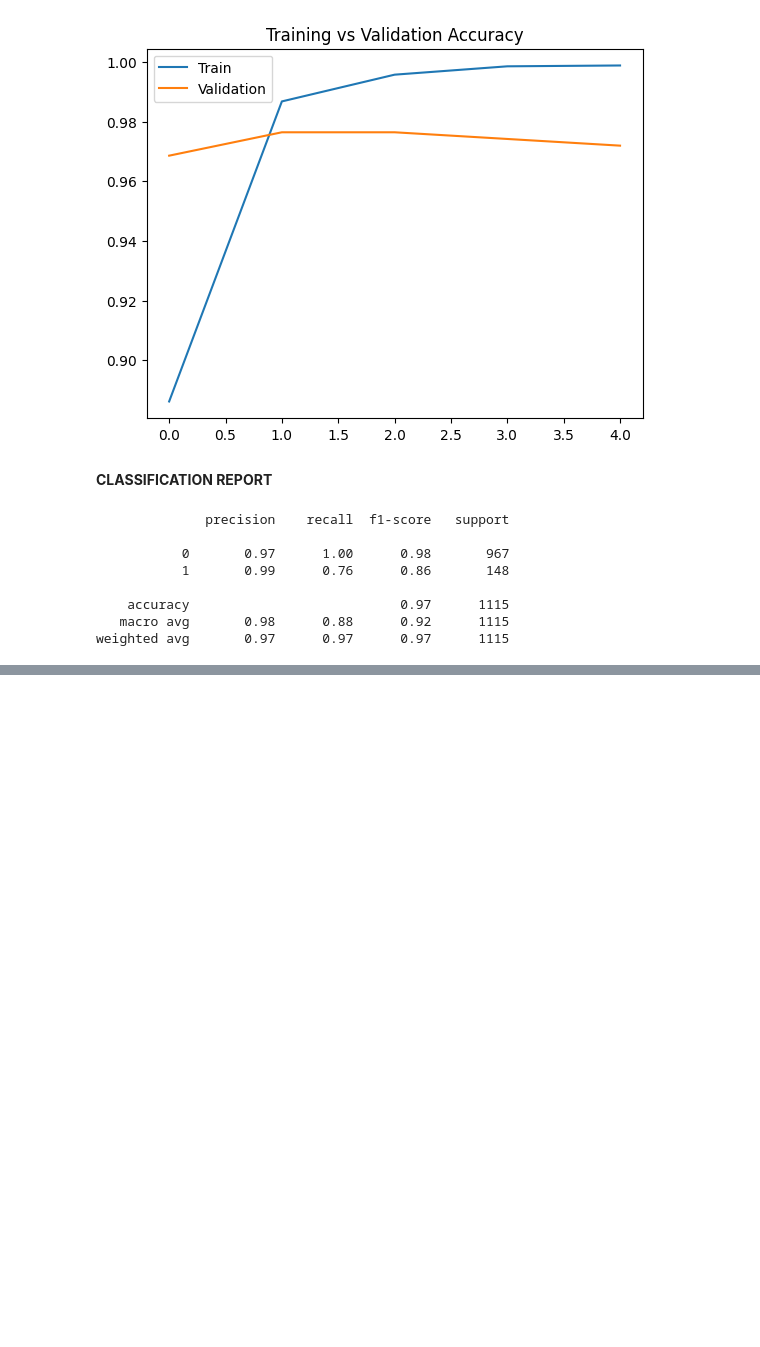
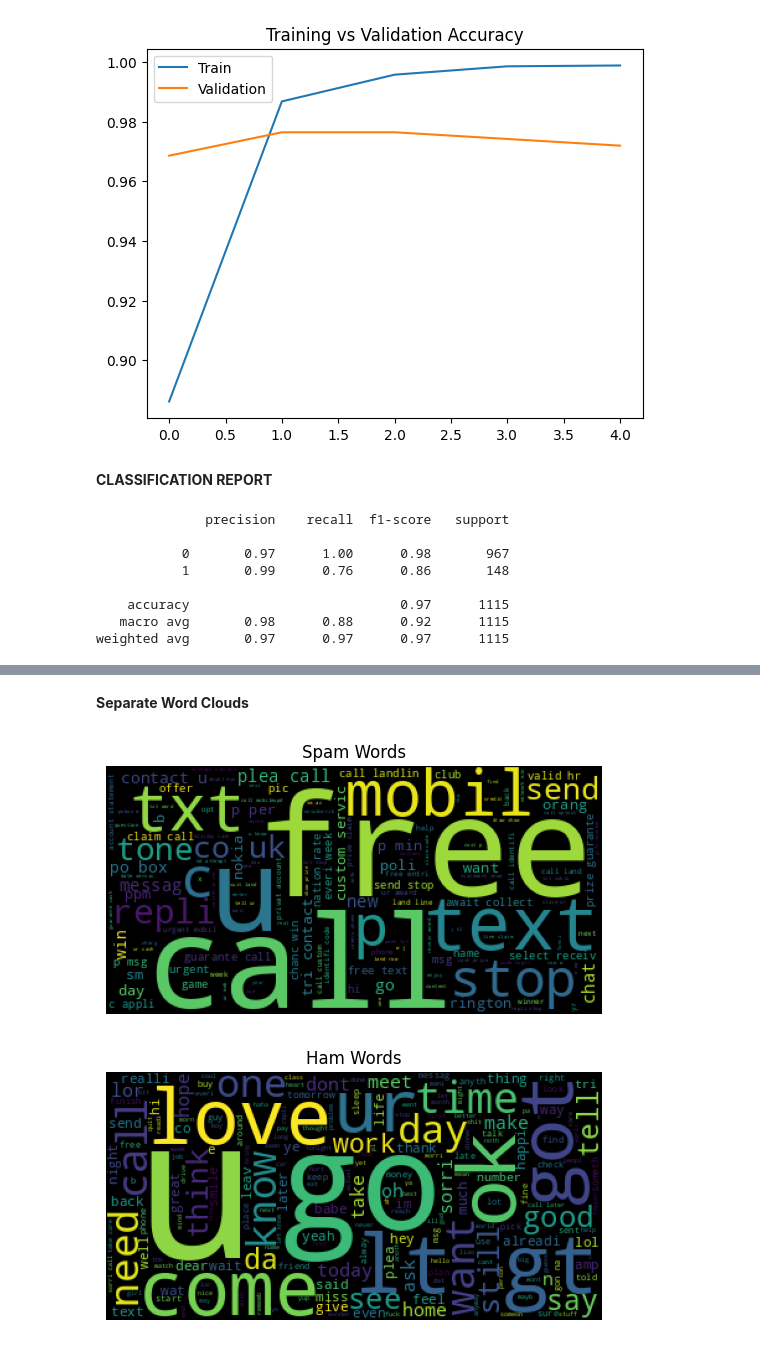
Before and after one commit to Varsha7781/Deep-Learning, a Jupyter notebook: NLP_Assignment.ipynb, the cells around one changed output, grey strips where cells are left out. Saved outputs shown, nothing was run; the diff lists cells and outputs as text; code cells hidden in the pictures; blank space fills up the shorter version.

```diff
--- a/NLP_Assignment.ipynb
+++ b/NLP_Assignment.ipynb
@@ -259,0 +326,21 @@ weighted avg       0.97      0.97      0.97      1115
+# %% [markdown]
+**Separate Word Clouds**
+# %%
+spam_words = " ".join(df[df['label']==1]['processed'])
+ham_words = " ".join(df[df['label']==0]['processed'])
+
+wc_spam = WordCloud().generate(spam_words)
+wc_ham = WordCloud().generate(ham_words)
+
+plt.imshow(wc_spam)
+plt.title("Spam Words")
+plt.axis("off")
+plt.show()
+
+plt.imshow(wc_ham)
+plt.title("Ham Words")
+plt.axis("off")
+plt.show()
+# %% [output]
+[figure, added]
+[figure, added]
```
Also changed, not shown: parts of 9 cells of this notebook.
